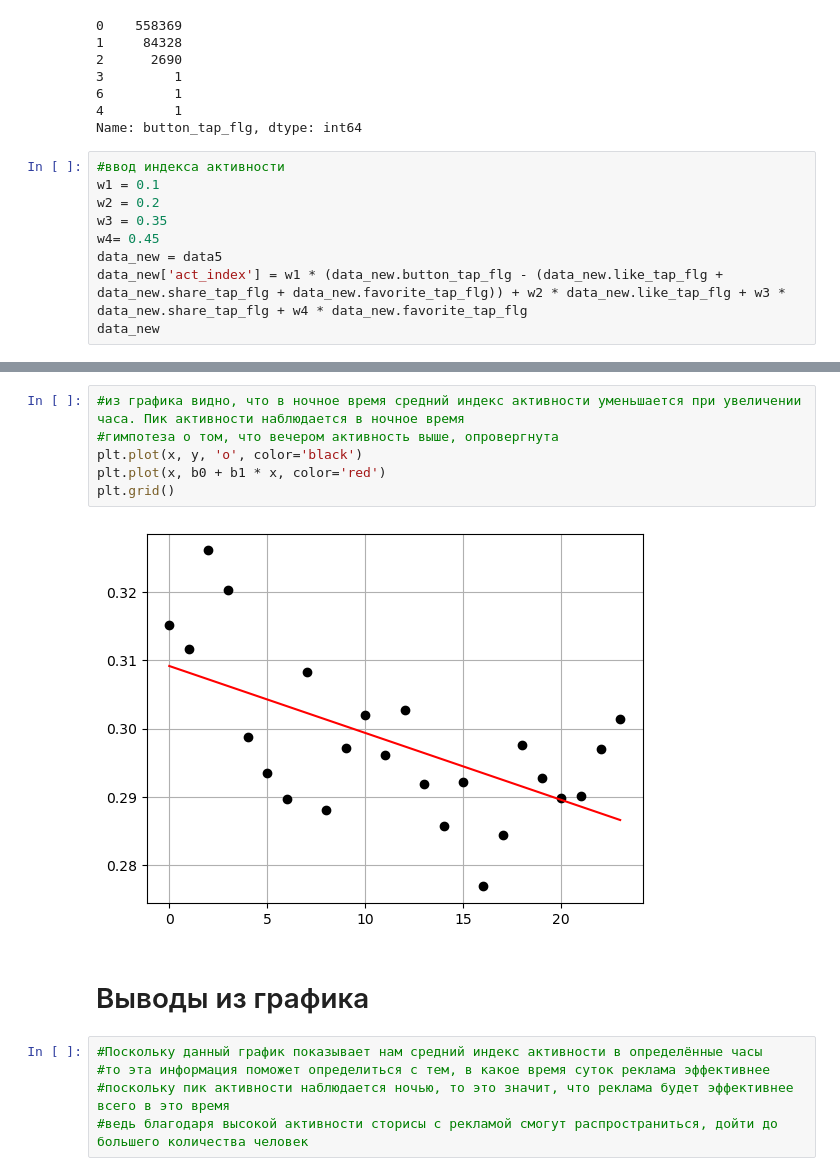
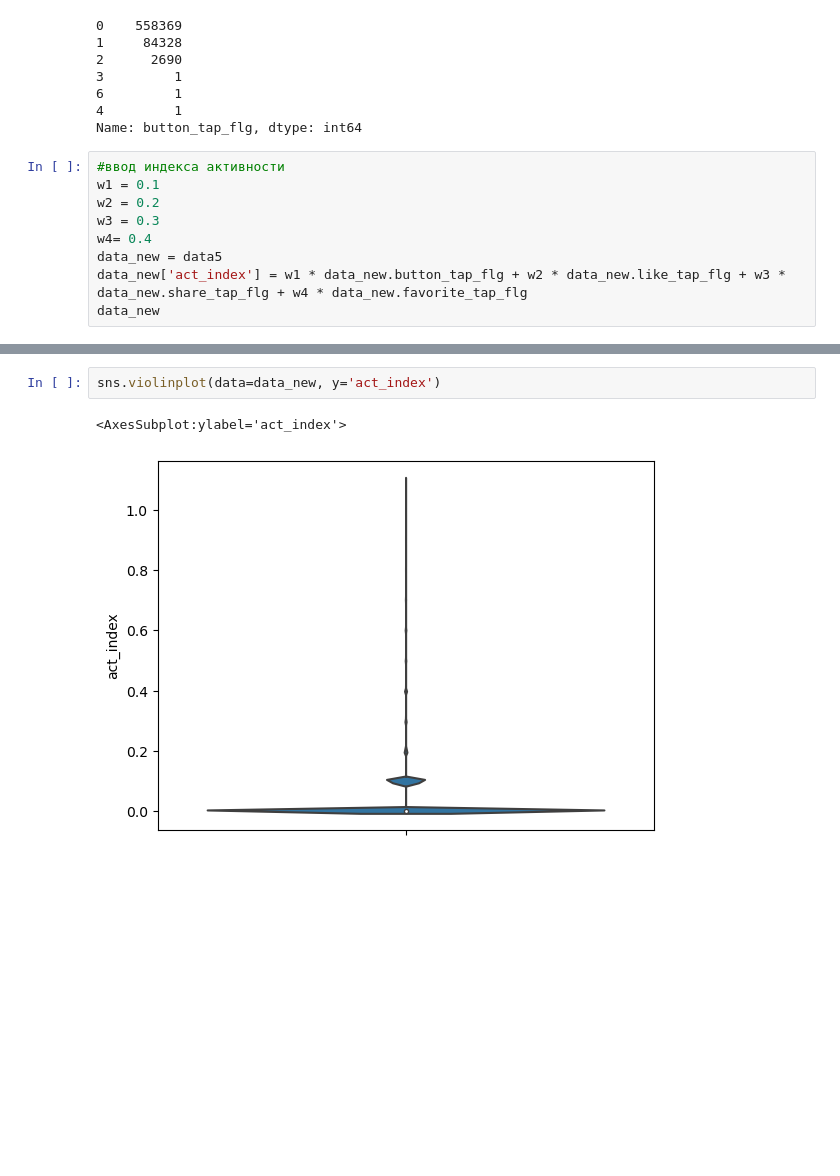
Before and after one commit to VlanAni/DANO-project, a Jupyter notebook: Untitled.ipynb, the cells around one changed output, grey strips where cells are left out. Cells and saved outputs as stored; diff of their text form; blank space fills up the shorter version.

```diff
--- a/Untitled.ipynb
+++ b/Untitled.ipynb
@@ -181,10 +181,10 @@ Name: button_tap_flg, dtype: int64
 #ввод индекса активности
 w1 = 0.1
 w2 = 0.2
-w3 = 0.35
-w4= 0.45
+w3 = 0.3
+w4= 0.4
 data_new = data5
-data_new['act_index'] = w1 * (data_new.button_tap_flg - (data_new.like_tap_flg + data_new.share_tap_flg + data_new.favorite_tap_flg)) + w2 * data_new.like_tap_flg + w3 * data_new.share_tap_flg + w4 * data_new.favorite_tap_flg
+data_new['act_index'] = w1 * data_new.button_tap_flg + w2 * data_new.like_tap_flg + w3 * data_new.share_tap_flg + w4 * data_new.favorite_tap_flg
 data_new
 # %% [output]
 A value is trying to be set on a copy of a slice from a DataFrame.
@@ -322,15 +208,5 @@ b1: -0.00098
-# %%
-#из графика видно, что в ночное время средний индекс активности уменьшается при увеличении часа. Пик активности наблюдается в ночное время
-#гимпотеза о том, что вечером активность выше, опровергнута
-plt.plot(x, y, 'o', color='black')
-plt.plot(x, b0 + b1 * x, color='red')
-plt.grid()
-# %% [output]
-[figure, removed]
-# %% [markdown]
-# Выводы из графика
-# %%
-#Поскольку данный график показывает нам средний индекс активности в определённые часы
-#то эта информация поможет определиться с тем, в какое время суток реклама эффективнее
-#поскольку пик активности наблюдается ночью, то это значит, что реклама будет эффективнее всего в это время
-#ведь благодаря высокой активности сторисы с рекламой смогут распространиться, дойти до большего количества человек
+# %%
+sns.violinplot(data=data_new, y='act_index')
+# %% [output]
+<AxesSubplot:ylabel='act_index'>
+[figure, added]
```
Also changed, not shown: parts of 17 cells of this notebook.
